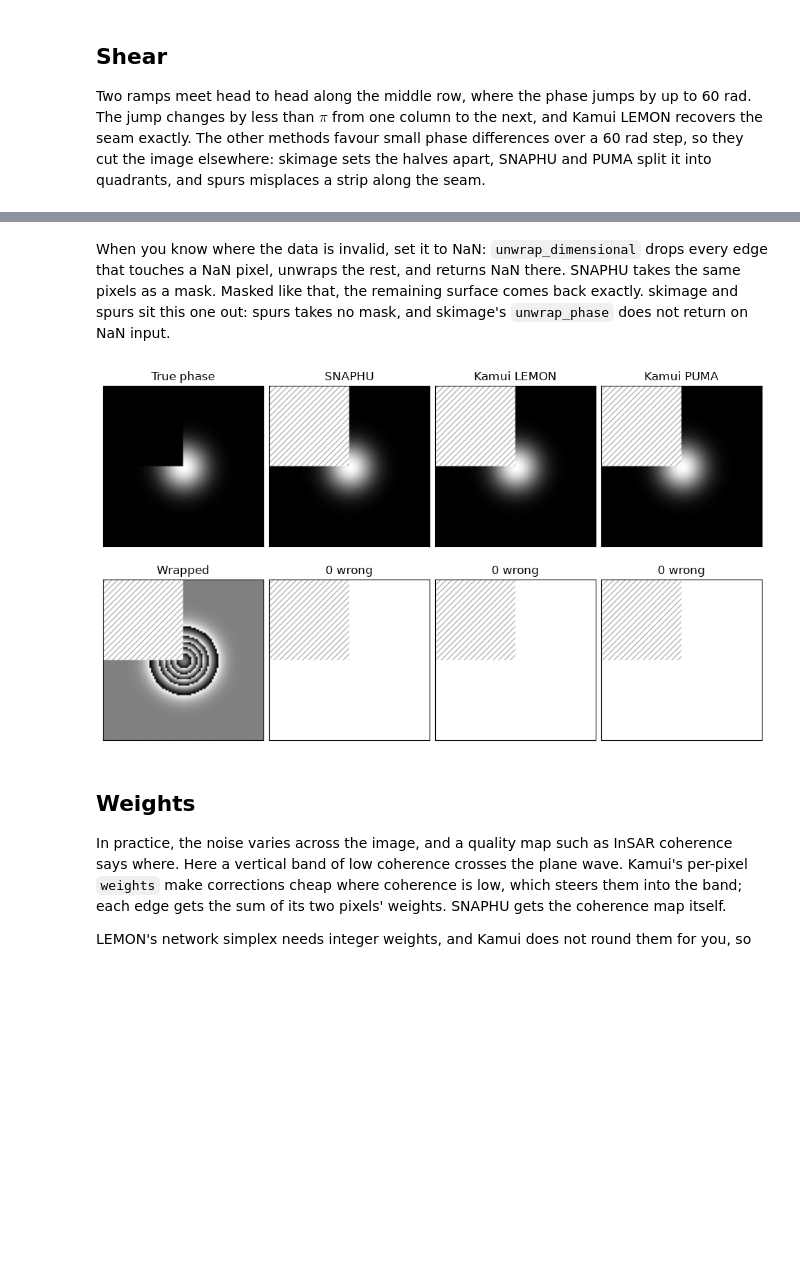
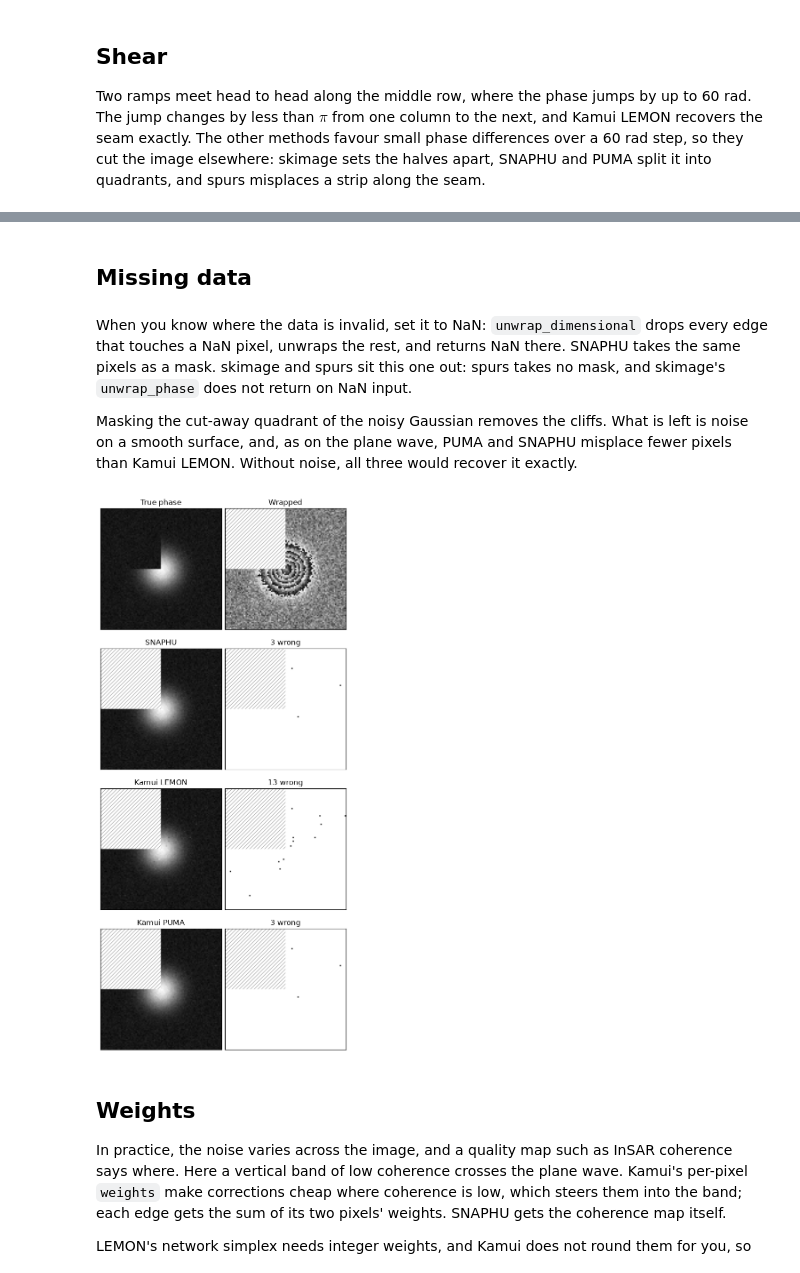
Before and after one commit to yoyolicoris/kamui, a Jupyter notebook: examples/synthetic_images.ipynb, the cells around one changed output, grey strips where cells are left out. Saved outputs shown, nothing was run; the diff lists cells and outputs as text; code cells hidden in the pictures; blank space fills up the shorter version.

```diff
--- a/examples/synthetic_images.ipynb
+++ b/examples/synthetic_images.ipynb
@@ -110,14 +110,14 @@ def n_errors(unwrapped, truth):
 
 
 def compare(truth, wrapped, results):
-    """Plot each result above its wrong pixels, next to the true and wrapped phase."""
-    ncols = 1 + len(results)
+    """Plot the true and wrapped phase, then one row per result: it and its wrong pixels."""
+    nrows = 1 + len(results)
     height, width = truth.shape
-    panel = 2.4
+    panel = 2.8
     fig, axes = plt.subplots(
+        nrows,
         2,
-        ncols,
-        figsize=(panel * ncols, 2 * panel * height / width + 0.8),
+        figsize=(2 * panel, nrows * (panel * height / width + 0.35)),
         layout="constrained",
     )
     for ax in axes.flat:
@@ -129,15 +129,15 @@ def compare(truth, wrapped, results):
     scale = {"cmap": "gray", "vmin": np.nanmin(truth), "vmax": np.nanmax(truth)}
     axes[0, 0].imshow(truth, **scale)
     axes[0, 0].set_title("True phase")
-    axes[1, 0].imshow(wrapped, cmap="gray", vmin=-np.pi, vmax=np.pi)
-    axes[1, 0].set_title("Wrapped")
-    for (top, bottom), (name, unwrapped) in zip(axes[:, 1:].T, results.items(), strict=True):
-        top.imshow(unwrapped - 2 * np.pi * common_offset(unwrapped, truth), **scale)
-        top.set_title(name)
+    axes[0, 1].imshow(wrapped, cmap="gray", vmin=-np.pi, vmax=np.pi)
+    axes[0, 1].set_title("Wrapped")
+    for (left, right), (name, unwrapped) in zip(axes[1:], results.items(), strict=True):
+        left.imshow(unwrapped - 2 * np.pi * common_offset(unwrapped, truth), **scale)
+        left.set_title(name)
         errors = cycle_errors(unwrapped, truth)
         wrong = np.where(np.isnan(errors), np.nan, np.abs(errors) > 0.5)
-        bottom.imshow(wrong, cmap="gray_r", vmin=0, vmax=1)
-        bottom.set_title(f"{n_errors(unwrapped, truth)} wrong")
+        right.imshow(wrong, cmap="gray_r", vmin=0, vmax=1)
+        right.set_title(f"{n_errors(unwrapped, truth)} wrong")
     plt.show()
 # %% [markdown]
 ## Plane wave
@@ -203,0 +221,6 @@ compare(gauss, wrapped_gauss, unwrap_all(wrapped_gauss))
+# %%
+noisy_gauss = gauss + rng.normal(0, 0.12 * 2 * np.pi, gauss.shape)
+wrapped_noisy_gauss = kamui.wrap_difference(noisy_gauss)
+noisy_gauss_results = unwrap_all(wrapped_noisy_gauss)
+
+compare(noisy_gauss, wrapped_noisy_gauss, noisy_gauss_results)
@@ -204,17 +229,23 @@ compare(gauss, wrapped_gauss, unwrap_all(wrapped_gauss))
+# %% [markdown]
+## Missing data
 # %% [markdown]
 When you know where the data is invalid, set it to NaN: `unwrap_dimensional` drops every edge that
 touches a NaN pixel, unwraps the rest, and returns NaN there. SNAPHU takes the same pixels as a
-mask. Masked like that, the remaining surface comes back exactly. skimage and spurs sit this one
-out: spurs takes no mask, and skimage's `unwrap_phase` does not return on NaN input.
+mask. skimage and spurs sit this one out: spurs takes no mask, and skimage's `unwrap_phase` does
+not return on NaN input.
+
+Masking the cut-away quadrant of the noisy Gaussian removes the cliffs. What is left is noise on a
+smooth surface, and, as on the plane wave, PUMA and SNAPHU misplace fewer pixels than Kamui LEMON.
+Without noise, all three would recover it exactly.
 # %%
-masked_gauss = wrapped_gauss.copy()
-masked_gauss[: N // 2, : N // 2] = np.nan
+masked_noisy_gauss = wrapped_noisy_gauss.copy()
+masked_noisy_gauss[: N // 2, : N // 2] = np.nan
 masked_methods = {name: METHODS[name] for name in ("SNAPHU", "Kamui LEMON", "Kamui PUMA")}
-masked_results = unwrap_all(masked_gauss, masked_methods)
+masked_results = unwrap_all(masked_noisy_gauss, masked_methods)
 
-compare(gauss, masked_gauss, masked_results)
+compare(noisy_gauss, masked_noisy_gauss, masked_results)
 # %% [output]
-[figure, old version]
+[figure, new version]
 # %% [markdown]
 ## Weights
 
```
Also changed, not shown: parts of 14 cells of this notebook, 1 other file.
